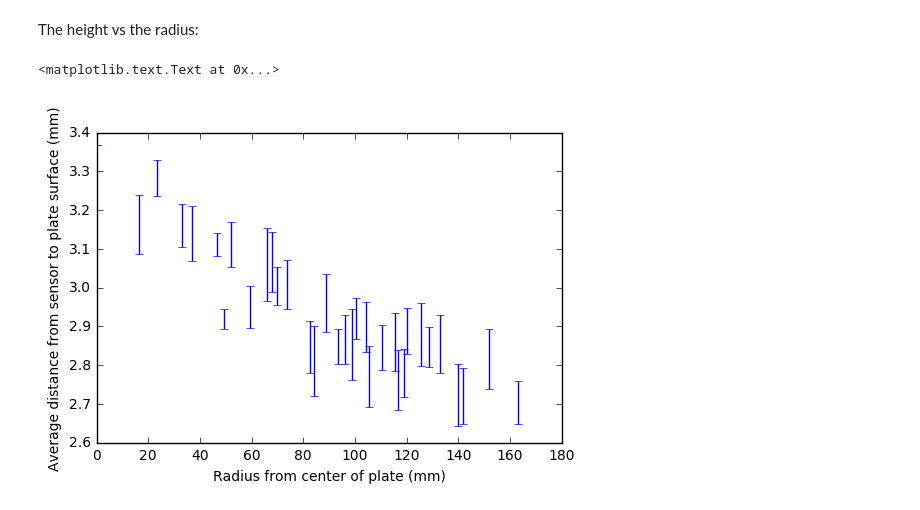
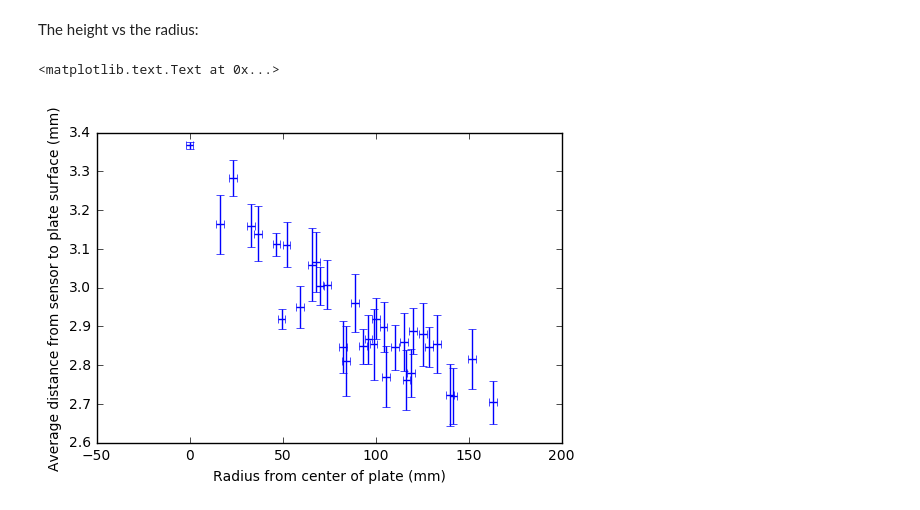
Before and after one commit to ry-dgel/Chladni, a Jupyter notebook: height_map_plate.ipynb, the cells around one changed output. Cells and saved outputs as stored; diff of their text form; code cells hidden in the pictures.

```diff
--- a/height_map_plate.ipynb
+++ b/height_map_plate.ipynb
@@ -61,15 +69,16 @@ for i in range(unique_radii.size):
         height_radius[indices_to_average, 0])
     std_average_heights[i] = np.std(
         height_radius[indices_to_average, 0])
+std_average_heights[0] = 0.01
 # %%
 mm_per_gridpoint = 16.485
 plt.errorbar(
     unique_radii*mm_per_gridpoint, average_heights, yerr=std_average_heights,
-    fmt='none')
+    fmt='none', xerr=7./6000.*107.*16.5)
 plt.xlabel("Radius from center of plate (mm)")
 plt.ylabel("Average distance from sensor to plate surface (mm)")
 # %% [output]
 <matplotlib.text.Text at 0x...>
-[figure, old version]
+[figure, new version]
 # %%
 plt.errorbar?
```
Also changed, not shown: parts of 6 cells of this notebook.
